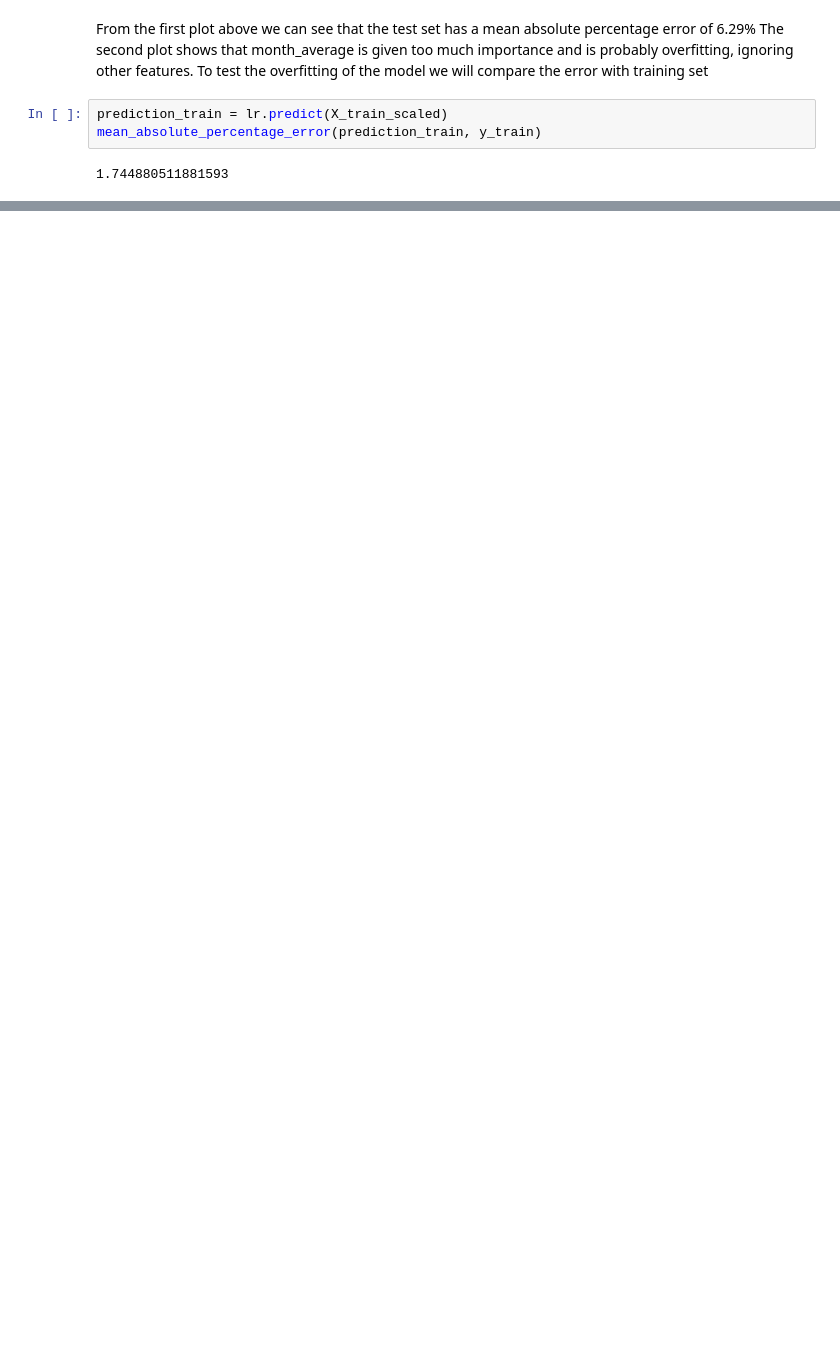
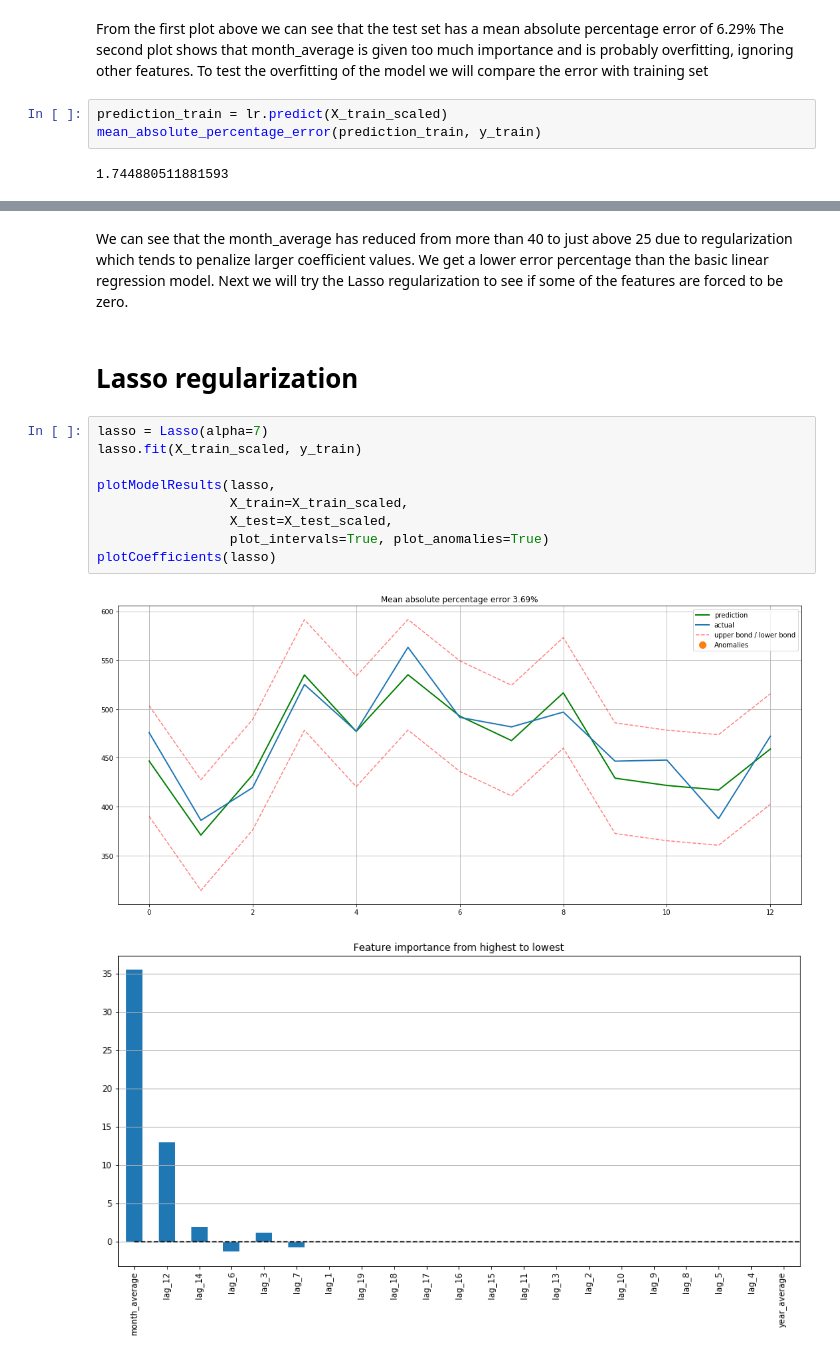
Before and after one commit to rohitmudaliar/Time-Series-Retail-Forecasting, a Jupyter notebook: Time-Series.ipynb, the cells around one changed output, grey strips where cells are left out. Saved outputs shown, nothing was run; the diff lists cells and outputs as text; blank space fills up the shorter version.

```diff
--- a/Time-Series.ipynb
+++ b/Time-Series.ipynb
@@ -567,0 +590,17 @@ We have a mean absolute percentage error of 1.7 on the training set and 6.29 on
+# %% [markdown]
+We can see that the month_average has reduced from more than 40 to just above 25 due to regularization which tends to penalize
+larger coefficient values. We get a lower error percentage than the basic linear regression model. Next we will try the Lasso regularization to see if some of the features are forced to be zero.
+# %% [markdown]
+# Lasso regularization
+# %%
+lasso = Lasso(alpha=7)
+lasso.fit(X_train_scaled, y_train)
+
+plotModelResults(lasso,
+                 X_train=X_train_scaled,
+                 X_test=X_test_scaled,
+                 plot_intervals=True, plot_anomalies=True)
+plotCoefficients(lasso)
+# %% [output]
+[figure, added]
+[figure, added]
```
Also changed, not shown: parts of 8 cells of this notebook.
